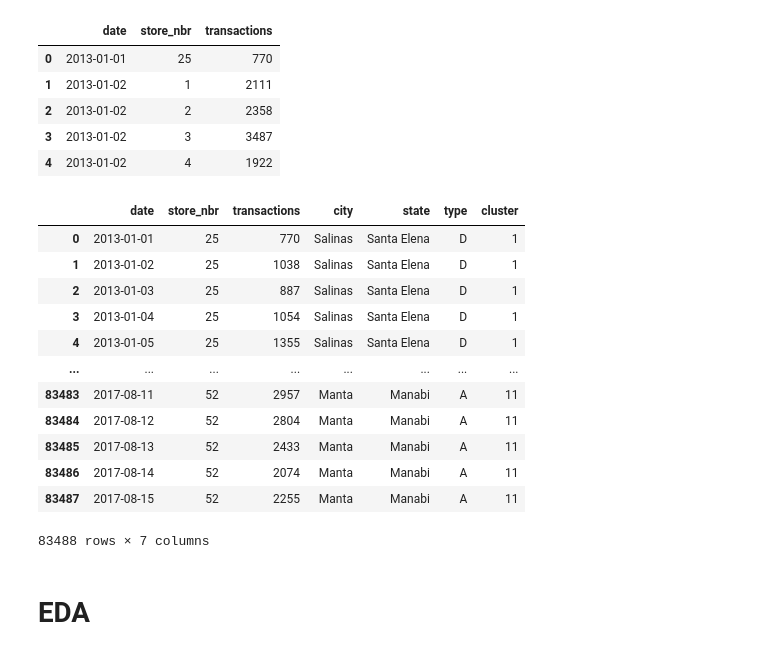
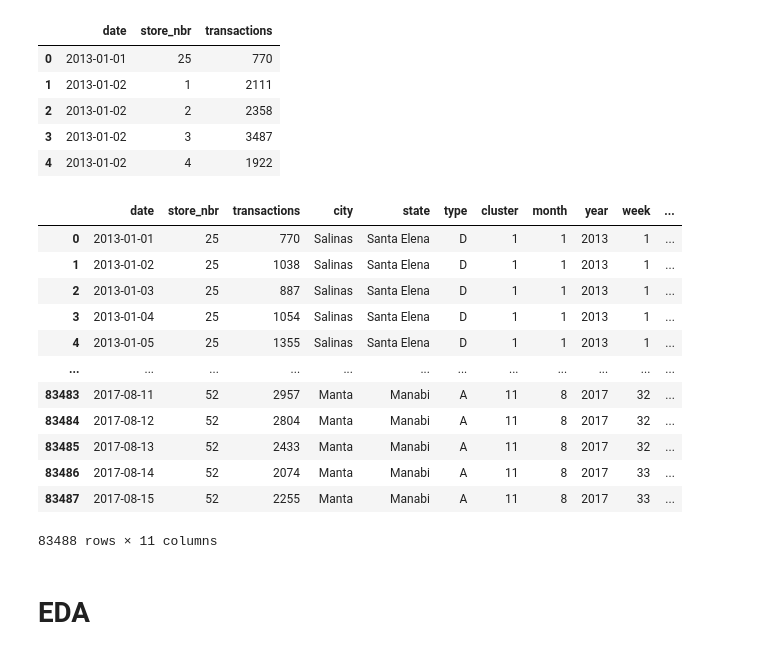
Before and after one commit to Amiromar1/DS-CHALLENGE, a Jupyter notebook: DS-1.ipynb, the cells around one changed output. Drawn from its saved outputs; the diff is of its cells as text; code cells hidden in the pictures.

```diff
--- a/DS-1.ipynb
+++ b/DS-1.ipynb
@@ -42,21 +40,29 @@ transactions.head()
 | 4 | 2013-01-02 | 4 | 1922 |
 # %%
 stores = transactions.merge(stores)
+
+
+stores['date'] = pd.to_datetime(stores['date'])
+stores['month'] = stores['date'].dt.month
+stores['year'] = stores['date'].dt.year
+stores['week'] = stores['date'].dt.week
+stores['day'] = stores['date'].dt.day
+
 stores
 # %% [output]
-|  | date | store_nbr | transactions | city | state | type | cluster |
-| 0 | 2013-01-01 | 25 | 770 | Salinas | Santa Elena | D | 1 |
-| 1 | 2013-01-02 | 25 | 1038 | Salinas | Santa Elena | D | 1 |
-| 2 | 2013-01-03 | 25 | 887 | Salinas | Santa Elena | D | 1 |
-| 3 | 2013-01-04 | 25 | 1054 | Salinas | Santa Elena | D | 1 |
-| 4 | 2013-01-05 | 25 | 1355 | Salinas | Santa Elena | D | 1 |
-| ... | ... | ... | ... | ... | ... | ... | ... |
-| 83483 | 2017-08-11 | 52 | 2957 | Manta | Manabi | A | 11 |
-| 83484 | 2017-08-12 | 52 | 2804 | Manta | Manabi | A | 11 |
-| 83485 | 2017-08-13 | 52 | 2433 | Manta | Manabi | A | 11 |
-| 83486 | 2017-08-14 | 52 | 2074 | Manta | Manabi | A | 11 |
-| 83487 | 2017-08-15 | 52 | 2255 | Manta | Manabi | A | 11 |
+|  | date | store_nbr | transactions | city | state | type | cluster | month | year | week | ... |
+| 0 | 2013-01-01 | 25 | 770 | Salinas | Santa Elena | D | 1 | 1 | 2013 | 1 | ... |
+| 1 | 2013-01-02 | 25 | 1038 | Salinas | Santa Elena | D | 1 | 1 | 2013 | 1 | ... |
+| 2 | 2013-01-03 | 25 | 887 | Salinas | Santa Elena | D | 1 | 1 | 2013 | 1 | ... |
+| 3 | 2013-01-04 | 25 | 1054 | Salinas | Santa Elena | D | 1 | 1 | 2013 | 1 | ... |
+| 4 | 2013-01-05 | 25 | 1355 | Salinas | Santa Elena | D | 1 | 1 | 2013 | 1 | ... |
+| ... | ... | ... | ... | ... | ... | ... | ... | ... | ... | ... | ... |
+| 83483 | 2017-08-11 | 52 | 2957 | Manta | Manabi | A | 11 | 8 | 2017 | 32 | ... |
+| 83484 | 2017-08-12 | 52 | 2804 | Manta | Manabi | A | 11 | 8 | 2017 | 32 | ... |
+| 83485 | 2017-08-13 | 52 | 2433 | Manta | Manabi | A | 11 | 8 | 2017 | 32 | ... |
+| 83486 | 2017-08-14 | 52 | 2074 | Manta | Manabi | A | 11 | 8 | 2017 | 33 | ... |
+| 83487 | 2017-08-15 | 52 | 2255 | Manta | Manabi | A | 11 | 8 | 2017 | 33 | ... |
-83488 rows × 7 columns
+83488 rows × 11 columns
 # %% [markdown]
 # EDA
 # %%
```
Also changed, not shown: parts of 15 cells of this notebook.
